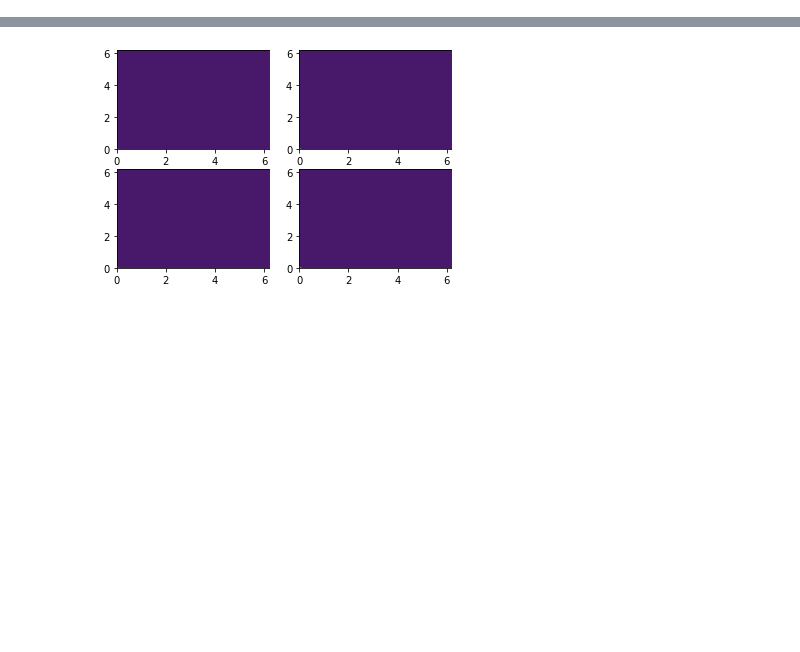
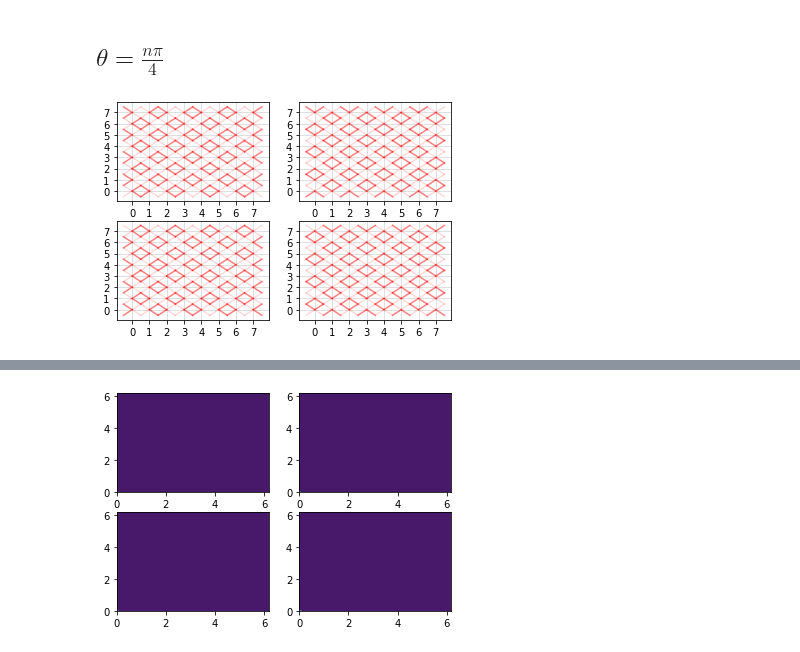
Before and after one commit to Renmusxd/DWave48, a Jupyter notebook: jupyter_notebook/GL-Theory.ipynb, the cells around one changed output, grey strips where cells are left out. Saved outputs shown, nothing was run; the diff lists cells and outputs as text; code cells hidden in the pictures; blank space fills up the shorter version.

```diff
--- a/jupyter_notebook/GL-Theory.ipynb
+++ b/jupyter_notebook/GL-Theory.ipynb
@@ -7,6 +7,6 @@ def ei(x):
 pi = numpy.pi
 
 # These are the bloch vectors
-eigx1 = numpy.asarray([-ei(3*pi/4), 1.0j, ei(pi/4), 1])
+eigx1 = numpy.asarray([ei(-pi/4), 1.0j, ei(pi/4), 1])
 eigx1 = eigx1 / numpy.linalg.norm(eigx1)
 eigx2 = numpy.conj(eigx1)
@@ -122,0 +116,11 @@ draw_for_theta(3*pi/2 + pi/4)
+# %% [markdown]
+## $\theta = \frac{n \pi}{4}$
+# %%
+fig, axes = pyplot.subplots(2,2)
+for i, ax in enumerate(axes.flatten()):
+    draw_for_theta(i*pi/4, ax=ax)
+pyplot.savefig('plaquettes.png')
+pyplot.show()
+pyplot.close()
+# %% [output]
+[figure, added]
```
Also changed, not shown: parts of 13 cells of this notebook, 16 other files.
